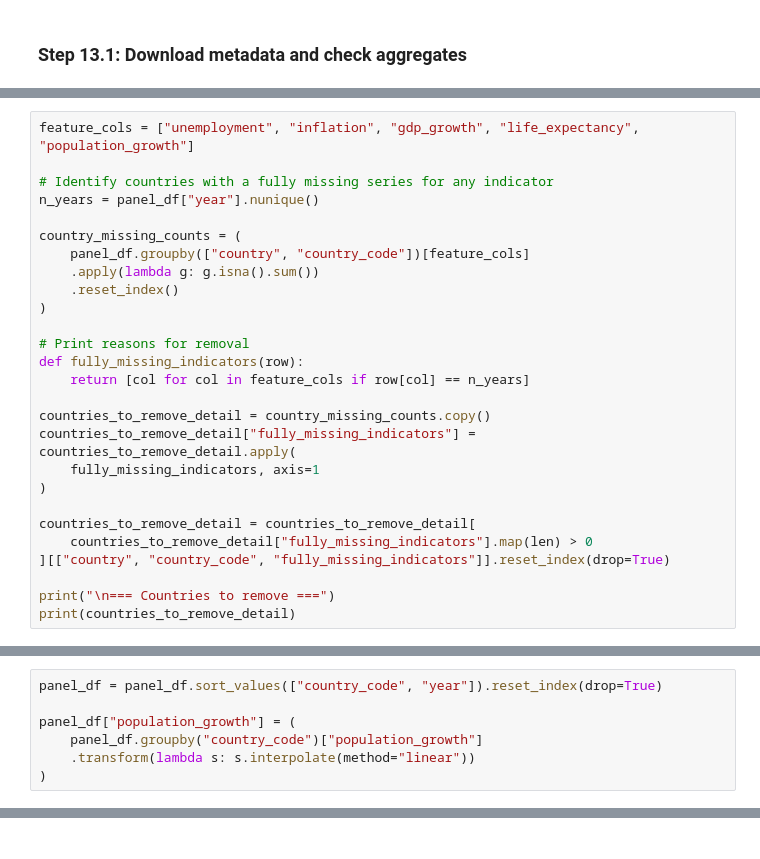
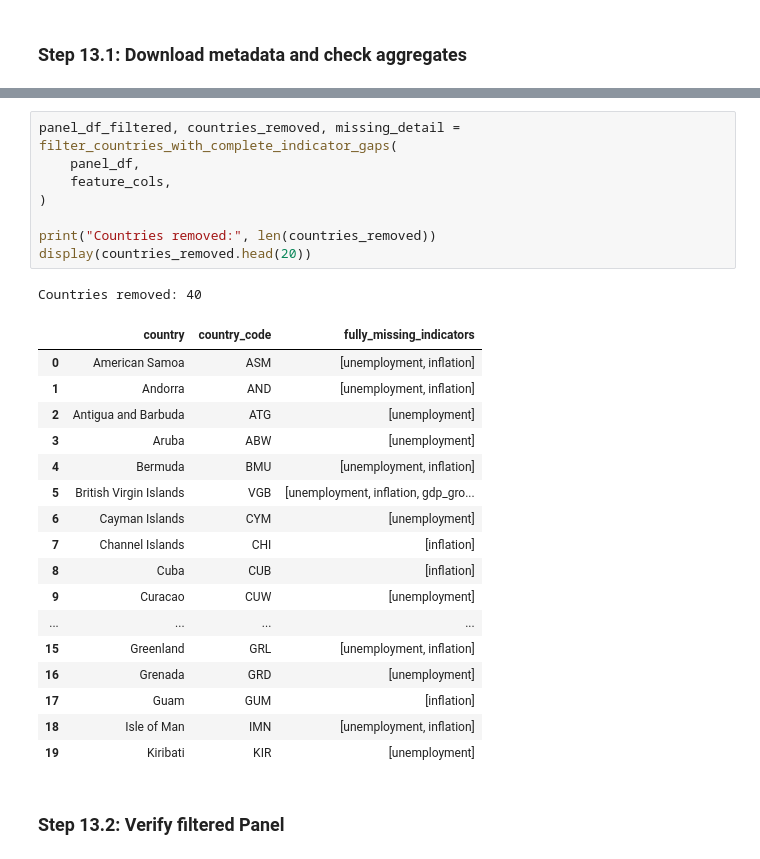
Before and after one commit to tendai-codes/worldbank_unemployment_linear_algebra_project, a Jupyter notebook: notebook_worldbank_linear_algebra.ipynb, the cells around one changed output, grey strips where cells are left out. Cells and saved outputs as stored; diff of their text form.

```diff
--- a/notebook_worldbank_linear_algebra.ipynb
+++ b/notebook_worldbank_linear_algebra.ipynb
@@ -1091,27 +979,0 @@ dtype: float64
-# %%
-feature_cols = ["unemployment", "inflation", "gdp_growth", "life_expectancy", "population_growth"]
-
-# Identify countries with a fully missing series for any indicator
-n_years = panel_df["year"].nunique()
-
-country_missing_counts = (
-    panel_df.groupby(["country", "country_code"])[feature_cols]
-    .apply(lambda g: g.isna().sum())
-    .reset_index()
-)
-
-# Print reasons for removal
-def fully_missing_indicators(row):
-    return [col for col in feature_cols if row[col] == n_years]
-
-countries_to_remove_detail = country_missing_counts.copy()
-countries_to_remove_detail["fully_missing_indicators"] = countries_to_remove_detail.apply(
-    fully_missing_indicators, axis=1
-)
-
-countries_to_remove_detail = countries_to_remove_detail[
-    countries_to_remove_detail["fully_missing_indicators"].map(len) > 0
-][["country", "country_code", "fully_missing_indicators"]].reset_index(drop=True)
-
-print("\n=== Countries to remove ===")
-print(countries_to_remove_detail)
@@ -1385,7 +979,0 @@ unemployment_missing_detail
-# %%
-panel_df = panel_df.sort_values(["country_code", "year"]).reset_index(drop=True)
-
-panel_df["population_growth"] = (
-    panel_df.groupby("country_code")["population_growth"]
-    .transform(lambda s: s.interpolate(method="linear"))
-)
@@ -1474,0 +980,29 @@ print(feature_pca["pca_scores"].head())
+# %%
+panel_df_filtered, countries_removed, missing_detail = filter_countries_with_complete_indicator_gaps(
+    panel_df,
+    feature_cols,
+)
+
+print("Countries removed:", len(countries_removed))
+display(countries_removed.head(20))
+# %% [output]
+Countries removed: 40
+|  | country | country_code | fully_missing_indicators |
+| 0 | American Samoa | ASM | [unemployment, inflation] |
+| 1 | Andorra | AND | [unemployment, inflation] |
+| 2 | Antigua and Barbuda | ATG | [unemployment] |
+| 3 | Aruba | ABW | [unemployment] |
+| 4 | Bermuda | BMU | [unemployment, inflation] |
+| 5 | British Virgin Islands | VGB | [unemployment, inflation, gdp_gro... |
+| 6 | Cayman Islands | CYM | [unemployment] |
+| 7 | Channel Islands | CHI | [inflation] |
+| 8 | Cuba | CUB | [inflation] |
+| 9 | Curacao | CUW | [unemployment] |
+| ... | ... | ... | ... |
+| 15 | Greenland | GRL | [unemployment, inflation] |
+| 16 | Grenada | GRD | [unemployment] |
+| 17 | Guam | GUM | [inflation] |
+| 18 | Isle of Man | IMN | [unemployment, inflation] |
+| 19 | Kiribati | KIR | [unemployment] |
+# %% [markdown]
+### Step 13.2: Verify filtered Panel
```
Also changed, not shown: parts of 71 cells of this notebook, 2 other files.
